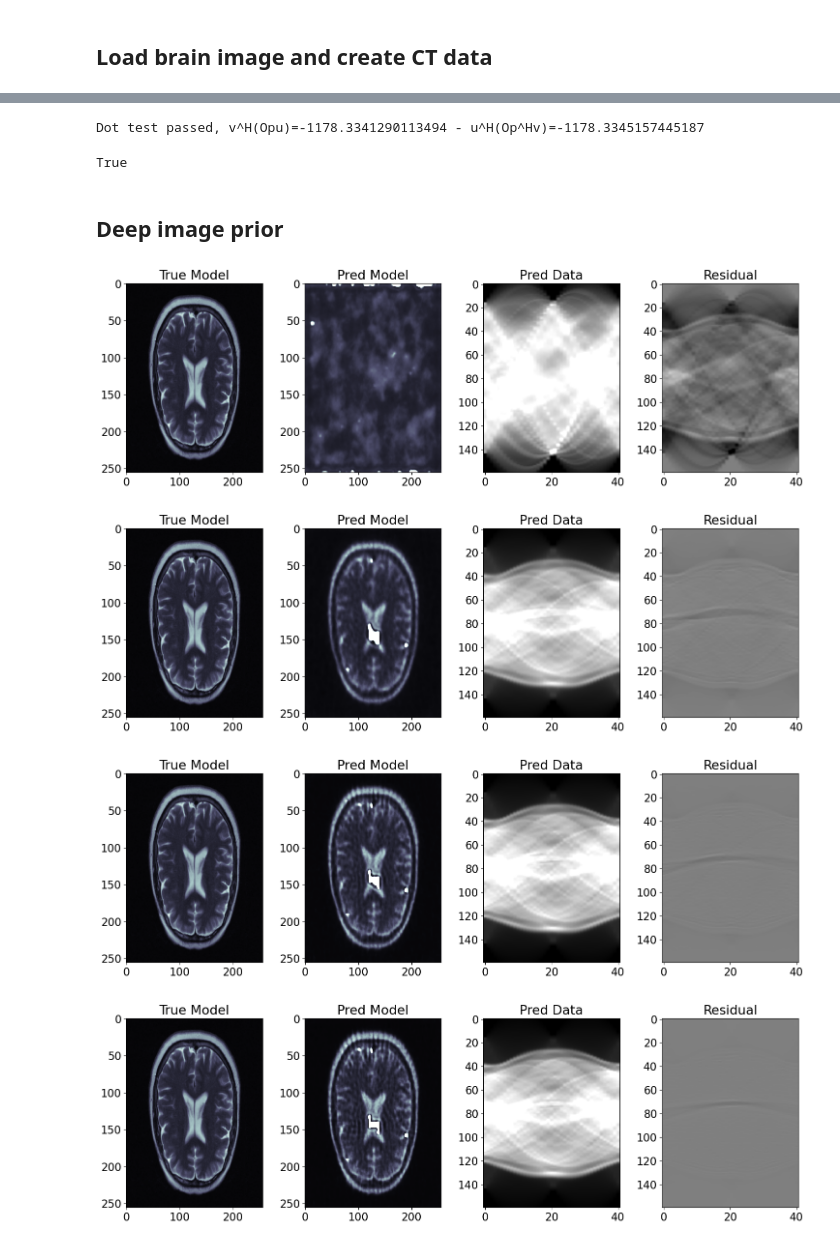
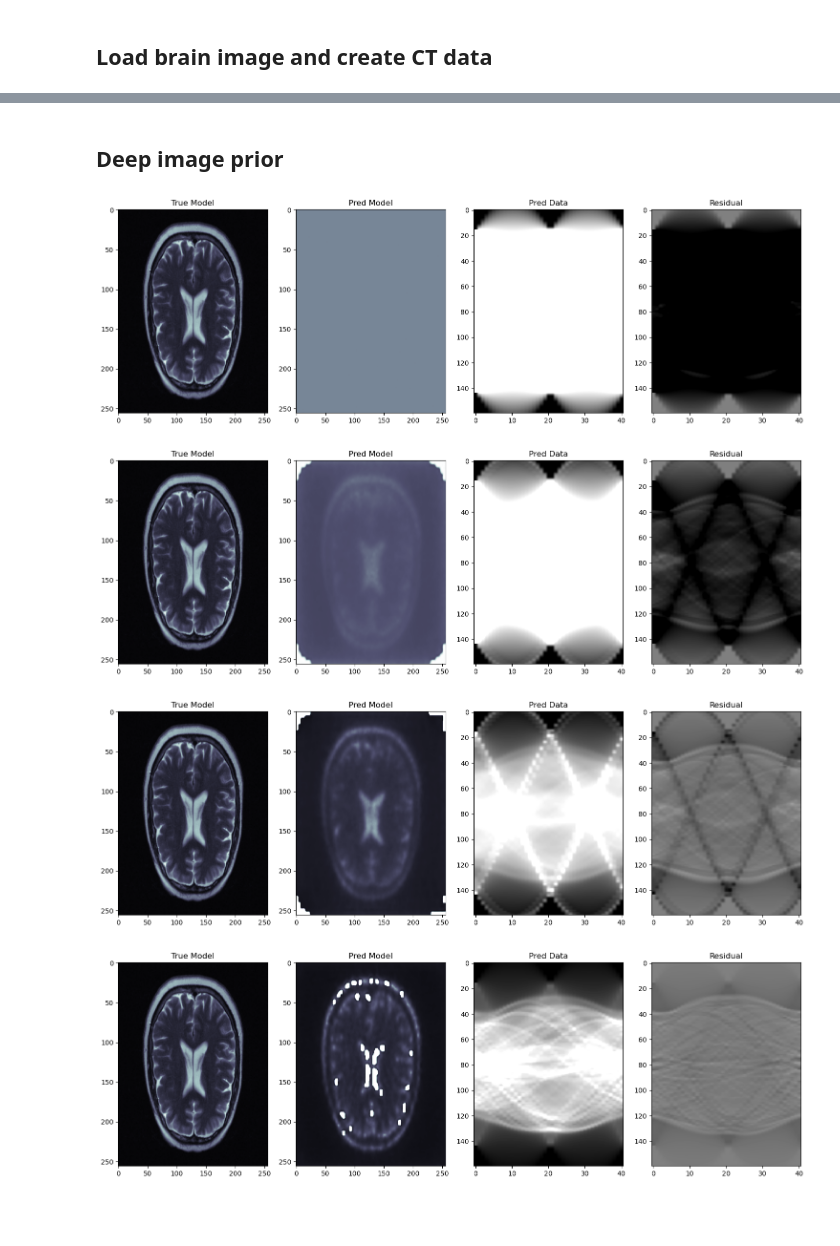
Before and after one commit to mrava87/DA_summerschool_2023, a Jupyter notebook: notebooks/DIP_ctscanimaging.ipynb, the cells around one changed output, grey strips where cells are left out. Cells and saved outputs as stored; diff of their text form; code cells hidden in the pictures; blank space fills up the shorter version.

```diff
--- a/notebooks/DIP_ctscanimaging.ipynb
+++ b/notebooks/DIP_ctscanimaging.ipynb
@@ -71,11 +75,9 @@ plt.tight_layout()
 [figure]
 # %%
 # Create operator
-Cop = CT2D((nx, ny), distdetectors, ndetectors, np.linspace(0, np.pi, nangles, False))
-dottest(Cop, atol=1e-3, verb=True)
+Cop = CT2D((nx, ny), distdetectors, ndetectors, np.linspace(0, np.pi, nangles, False),
+           projector_type='strip') # astra_projector())
+#dottest(Cop, atol=1e-3, verb=True)
-# %% [output]
-Dot test passed, v^H(Opu)=-1178.3341290113494 - u^H(Op^Hv)=-1178.3345157445187
-True
 # %% [markdown]
 ## Deep image prior
 # %%
@@ -88,7 +89,7 @@ network = network.apply(network.weights_init)
 # %%
 noise_torch = torch.randn(ny, nx).float().to(device)
 sinogram_torch = torch.from_numpy(sinogram.ravel()).float().to(device)
-Cop_torch = TorchOperator(Cop, device=device)
+Cop_torch = TorchOperator(Cop, device='cpu', devicetorch=device)
 
 optimizer = torch.optim.Adam(network.parameters(), lr=lr)
 
@@ -115,34 +116,35 @@ for epoch in t:
     # track metrics
     loss_history.append(ls.item())
     err_history.append(np.linalg.norm(brainpred.cpu().detach().numpy() - brain))
 
     t.set_description('Loss=%g' % loss_history[-1])
     t.refresh() # to show immediately the update
 
     # visualize
     if epoch % 100 == 0:
         #print(f'Epoch: {epoch}, Loss: {loss_history[-1]}')
 
         vmin, vmax = 0, 1.
         fig, ax = plt.subplots(1,4, figsize=(15,5))
         ax0=ax[0].imshow(brain, cmap="bone" ,vmin=vmin, vmax=vmax)
         ax[0].set_title('True Model')
         ax[0].axis('tight')
         ax1=ax[1].imshow(brainpred.cpu().detach().numpy().reshape(brain.shape),
                          cmap="bone" ,vmin=vmin, vmax=vmax)
         ax[1].set_title('Pred Model')
         ax[1].axis('tight')
         ax2=ax[2].imshow(sinopred.cpu().detach().numpy().reshape(sinogram.shape).T,
                          cmap="gray", vmin=0, vmax=6e1)
         ax[2].set_title('Pred Data')
         ax[2].axis('tight')
         ax2=ax[3].imshow(sinogram.T - sinopred.cpu().detach().numpy().reshape(sinogram.shape).T,
                          cmap="gray", vmin=-6e1, vmax=6e1)
         ax[3].set_title('Residual')
         ax[3].axis('tight')
         fig.tight_layout()
+        plt.show()
 # %% [output]
-[figure, old version]
+[figure, new version]
-[figure, old version]
+[figure, new version]
-[figure, old version]
+[figure, new version]
-[figure, old version]
+[figure, new version]
```
Also changed, not shown: parts of 5 cells of this notebook, 7 other files.
